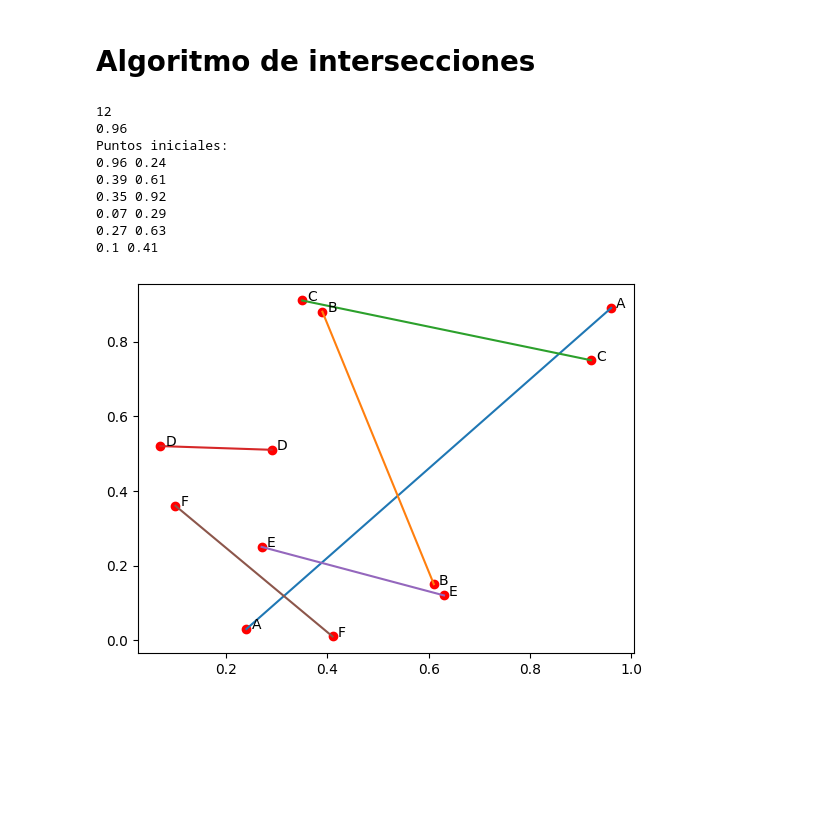
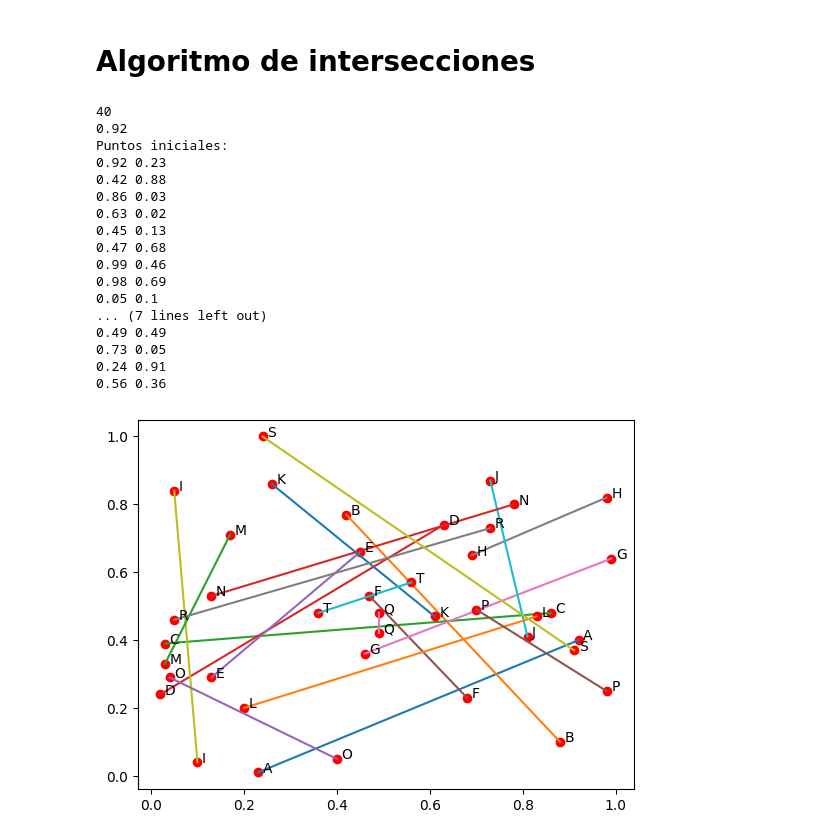
Before and after one commit to DayaVale/Geometria_Computacional, a Jupyter notebook: Homework1/Homework1.ipynb, the cells around one changed output. Drawn from its saved outputs; the diff is of its cells as text; code cells hidden in the pictures; blank space fills up the shorter version.

```diff
--- a/Homework1/Homework1.ipynb
+++ b/Homework1/Homework1.ipynb
@@ -803,7 +783,7 @@ def Find_intersection(s):
         #I = find_intersection_line(l)
     #print(I)
 # %%
-n = 12
+n = 40
 X = np.round(np.random.rand(n),2)
 Y = np.round(np.random.rand(n),2)
 P = []
@@ -811,45 +791,53 @@ P = []
 for i in range(n):
     p = point_(X[i],Y[i])
     P.append(p)
-
+len(P)
 
 seg = []
-eti = 'ABCDEFGHIJKLMNOPQRSTWXYZ'
+eti = 'ABCDEFGHIJKLMNOPQRSTWXYZabcdefghijklmnopqrszx'
 i = 0
 print(len(P))
 #Genero segementos
 while(len(P)>0):
     s = segmento(P[0],P[1],eti[i])
     seg.append([s.start,s.end])
     P.pop(0)
     P.pop(0)
     i += 1
 
 print(seg[0][0].x)
 print("Puntos iniciales:")
 
 #Grafica de los segmentos
 plt.clf()
 for i in range(len(seg)):
     print(seg[i][0].x,seg[i][1].x)
     P1x,P1y = [seg[i][0].x,seg[i][1].x],[seg[i][0].y,seg[i][1].y]
     plt.plot(seg[i][0].x,seg[i][0].y,"ro")
     plt.plot(seg[i][1].x,seg[i][1].y,"ro")
     plt.plot(P1x,P1y)
     plt.annotate(seg[i][0].tag_seg, (seg[i][0].x,seg[i][0].y),(seg[i][0].x + 0.01, seg[i][0].y))
     plt.annotate(seg[i][1].tag_seg, (seg[i][1].x,seg[i][1].y),(seg[i][1].x + 0.01, seg[i][1].y))
 plt.show()
 
 
 #print(P)
 # %% [output]
-12
-0.96
+40
+0.92
 Puntos iniciales:
-0.96 0.24
-0.39 0.61
-0.35 0.92
-0.07 0.29
-0.27 0.63
-0.1 0.41
+0.92 0.23
+0.42 0.88
+0.86 0.03
+0.63 0.02
+0.45 0.13
+0.47 0.68
+0.99 0.46
+0.98 0.69
+0.05 0.1
+... (7 lines left out)
+0.49 0.49
+0.73 0.05
+0.24 0.91
+0.56 0.36
-[figure, old version]
+[figure, new version]
```
Also changed, not shown: parts of 15 cells of this notebook.
